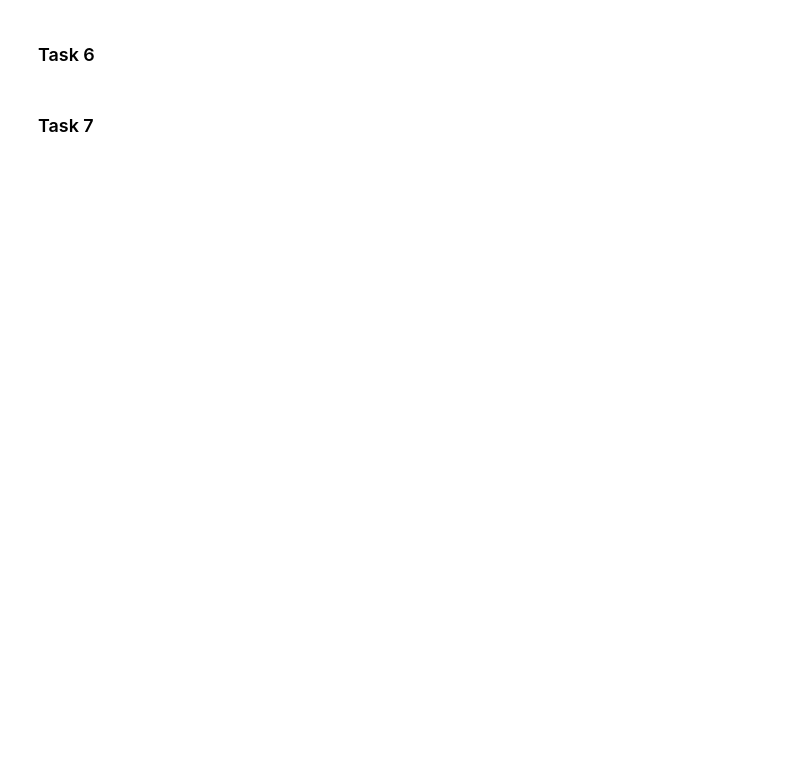
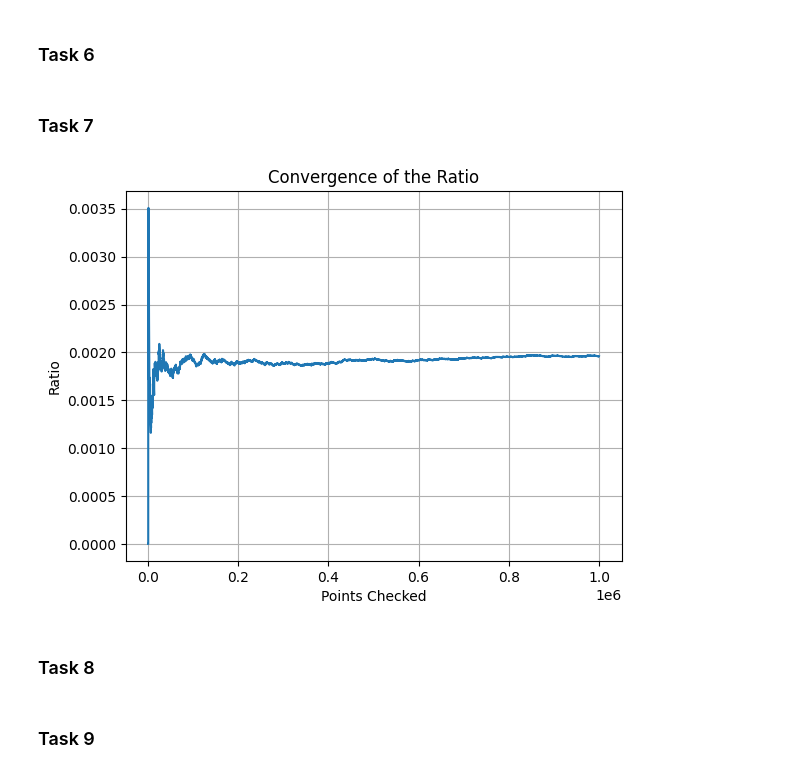
Before and after one commit to markushjelland/Project-3, a Jupyter notebook: Project 3.ipynb, the cells around one changed output. Drawn from its saved outputs; the diff is of its cells as text; code cells hidden in the pictures; blank space fills up the shorter version.

```diff
--- a/Project 3.ipynb
+++ b/Project 3.ipynb
@@ -128,3 +91,28 @@ for i in range(10):
     spheres.append(sphere)
 # %% [markdown]
 ### Task 7
+# %%
+'''
+I'm using the 'find_ratio' function to get the required data for ploting. The function takes the points i generated and the list of 10 spheres as an
+input. The function goes through each point. And for every point it goes through each sphere and checks if the point is inside the sphere, using the
+'inside_sphere' function. If the point is inside any of the 10 spheres, it adds 1 to the 'number_of_points_inside' counter. For each point it goes
+through, it takes note of the current ratio of inside to total points (that has been checked so far) in the 'ratio' list. This is the list we plot in
+the end to see the convergence as the law of large numbers does it's job. For the reults to make sense, we want the ratio to converge somewhere,
+probably, far below 1. We also want to observe that the current ratio, throughout the counting, never exceeds 1, or dips below 0. I performed some
+simulations with 100 and 1000 spheres instead of 10, and the ratios converged way higher, still without exceeding 1 or dipping below 0. This is what
+we would expect to observe.
+'''
+
+ratio, x_values, inside_points, outside_points = find_ratio(points, spheres)
+
+plt.plot(x_values, ratio)
+
+plt.title('Convergence of the Ratio')
+plt.xlabel('Points Checked')
+plt.ylabel('Ratio')
+plt.grid()
+plt.show()
+# %% [output]
+[figure, added]
+# %% [markdown]
+### Task 8
@@ -130,0 +138,2 @@ for i in range(10):
+# %% [markdown]
+### Task 9
```
Also changed, not shown: parts of 18 cells of this notebook, 2 other files.
